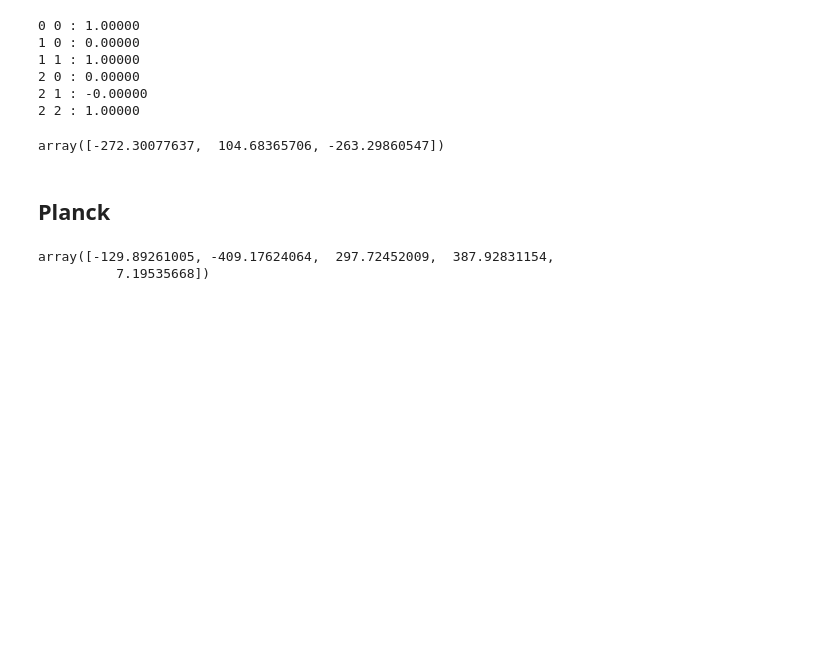
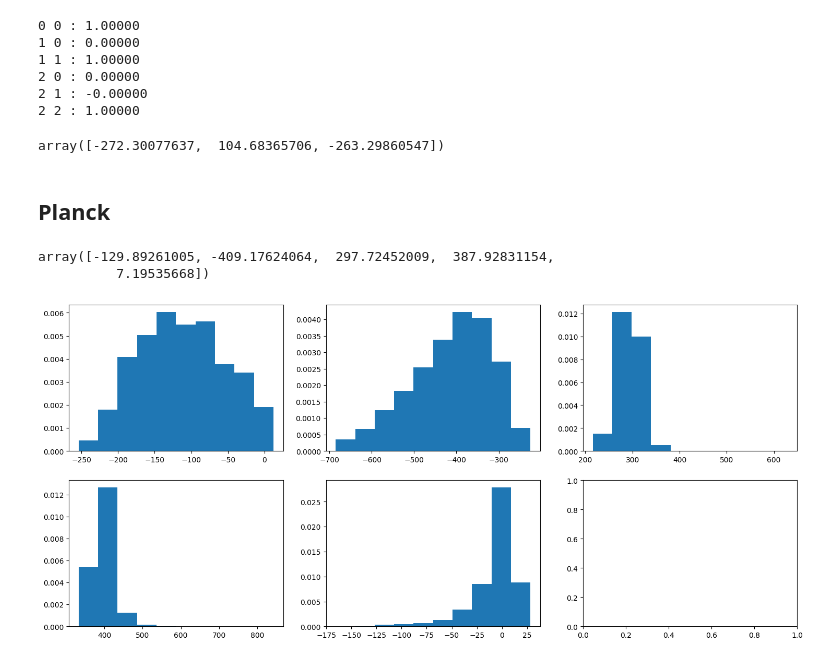
Before and after one commit to Harry45/emuplanck, a Jupyter notebook: playground.ipynb, the cells around one changed output. Saved outputs shown, nothing was run; the diff lists cells and outputs as text; code cells hidden in the pictures; blank space fills up the shorter version.

```diff
--- a/playground.ipynb
+++ b/playground.ipynb
@@ -1307,0 +1313,9 @@ cfg_planck = config_planck('planck')
+# %%
+moped_coeffs = pickle_load('src/moped/planck/trainingpoints/', 'moped_coefficients_lcdm_1500')
+# %%
+def forward_transform(points):
+    points = points.reshape(-1, 1)
+    power_transformer = PowerTransformer()
+    fit_output = power_transformer.fit(points)
+    points_transformed = fit_output.transform(points)
+    return points_transformed.reshape(-1), power_transformer
@@ -1307,0 +1326,7 @@ cfg_planck = config_planck('planck')
+# %%
+points_trans = []
+transformers = []
+for i in range(5):
+    points, transformer = forward_transform(moped_coeffs[:,i])
+    transformers.append(transformer)
+    points_trans.append(points)
@@ -1307,0 +1335,10 @@ cfg_planck = config_planck('planck')
+# %%
+nrow = 2
+ncol = 3
+fig, axs = plt.subplots(nrow, ncol, figsize = (18,8))
+for i, ax in enumerate(fig.axes):
+    if i <= 4:
+        ax.hist(moped_coeffs[:,i], density = True)
+plt.show()
+# %% [output]
+[figure, added]
```
Also changed, not shown: parts of 4 cells of this notebook, 1 other file.
